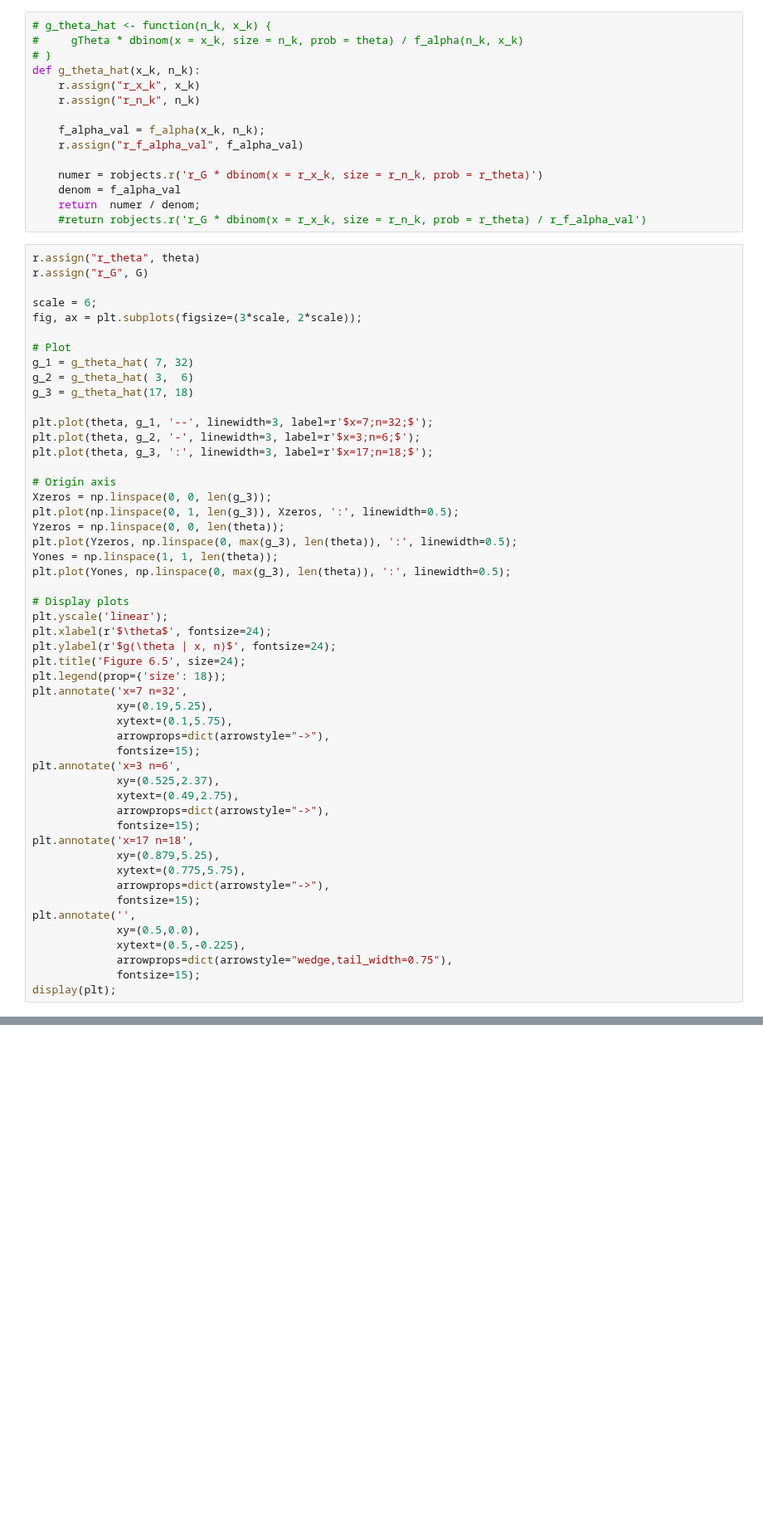
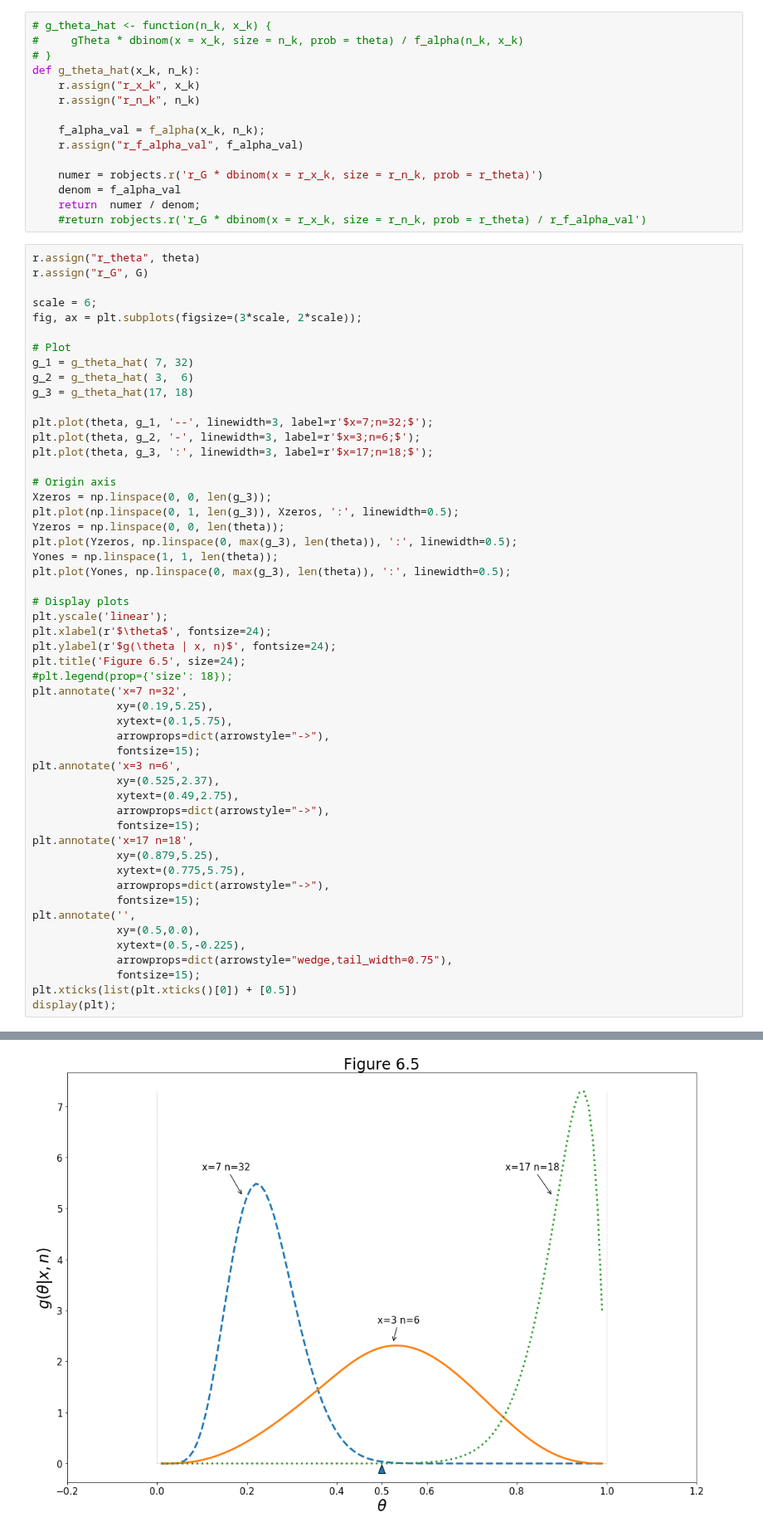
Before and after one commit to KiraSensei13/MNT_ITESM_courses, a Jupyter notebook: 2.1.CienciaDeDatosEInterferenciaEstadistica/caseStudy01/CASI_CH06.ipynb, the cells around one changed output, grey strips where cells are left out. Shown at 83% size. Cells and saved outputs as stored; diff of their text form; blank space fills up the shorter version.

```diff
--- a/2.1.CienciaDeDatosEInterferenciaEstadistica/caseStudy01/CASI_CH06.ipynb
+++ b/2.1.CienciaDeDatosEInterferenciaEstadistica/caseStudy01/CASI_CH06.ipynb
@@ -587,7 +587,7 @@ plt.yscale('linear');
 plt.xlabel(r'$\theta$', fontsize=24);
 plt.ylabel(r'$g(\theta | x, n)$', fontsize=24);
 plt.title('Figure 6.5', size=24);
-plt.legend(prop={'size': 18});
+#plt.legend(prop={'size': 18});
 plt.annotate('x=7 n=32',
              xy=(0.19,5.25),
              xytext=(0.1,5.75),
@@ -608,4 +608,6 @@ plt.annotate('',
              xytext=(0.5,-0.225),
              arrowprops=dict(arrowstyle="wedge,tail_width=0.75"),
              fontsize=15);
+plt.xticks(list(plt.xticks()[0]) + [0.5])
 display(plt);
+# %% [output]
@@ -611,0 +615 @@ display(plt);
+[figure, added]
```
Also changed, not shown: parts of 10 cells of this notebook, 25 other files.
